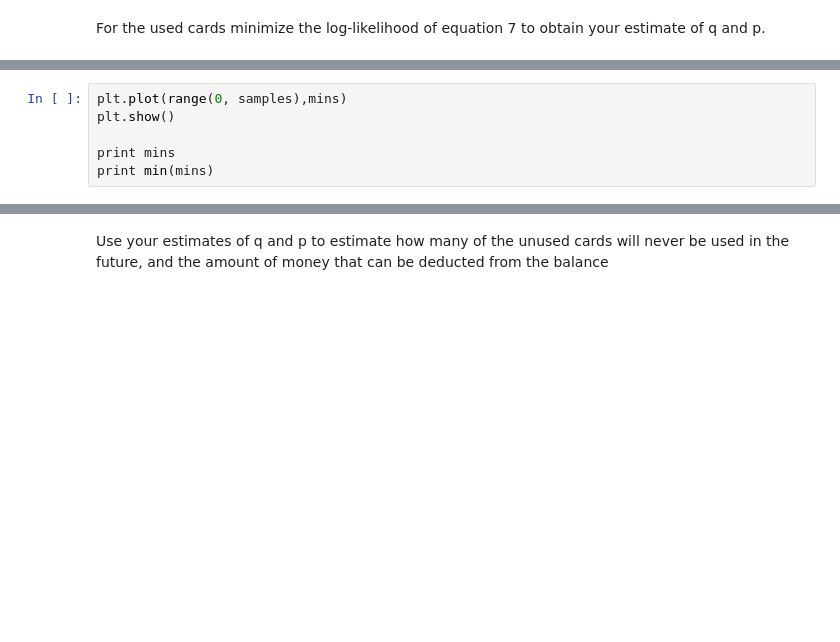
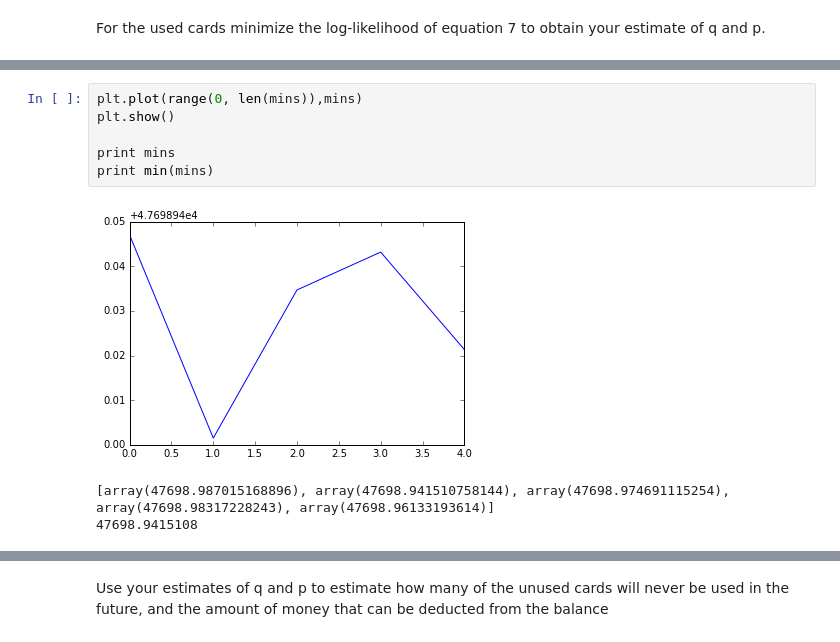
Before and after one commit to RFHO-BDSS/BDexamrevision, a Jupyter notebook: Revision/Exam Revision.ipynb, the cells around one changed output, grey strips where cells are left out. Cells and saved outputs as stored; diff of their text form; blank space fills up the shorter version.

```diff
--- a/Revision/Exam Revision.ipynb
+++ b/Revision/Exam Revision.ipynb
@@ -183,9 +193,13 @@ print results
 # %%
-plt.plot(range(0, samples),mins)
+plt.plot(range(0, len(mins)),mins)
 plt.show()
 
 print mins
 print min(mins)
+# %% [output]
+[figure, added]
+[array(47698.987015168896), array(47698.941510758144), array(47698.974691115254), array(47698.98317228243), array(47698.96133193614)]
+47698.9415108
 # %%
 min_mins = min(mins)
 best_params = results[mins.index(min_mins)]
```
Also changed, not shown: parts of 22 cells of this notebook.
